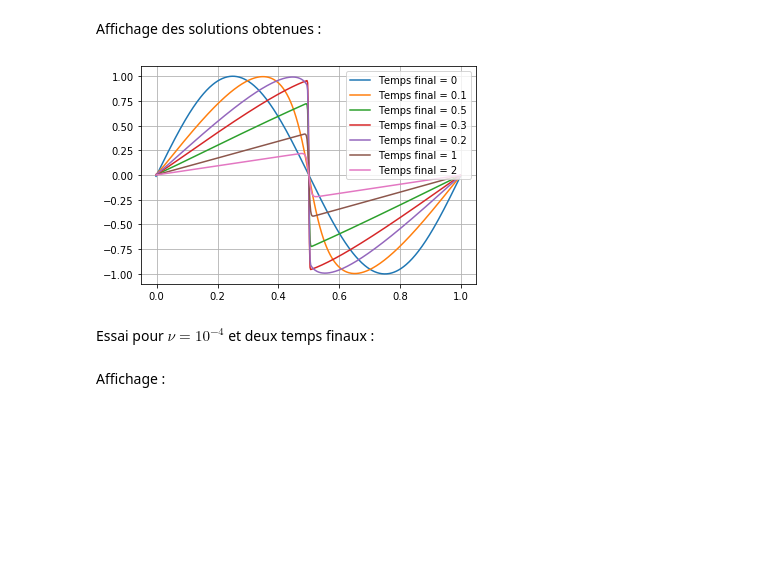
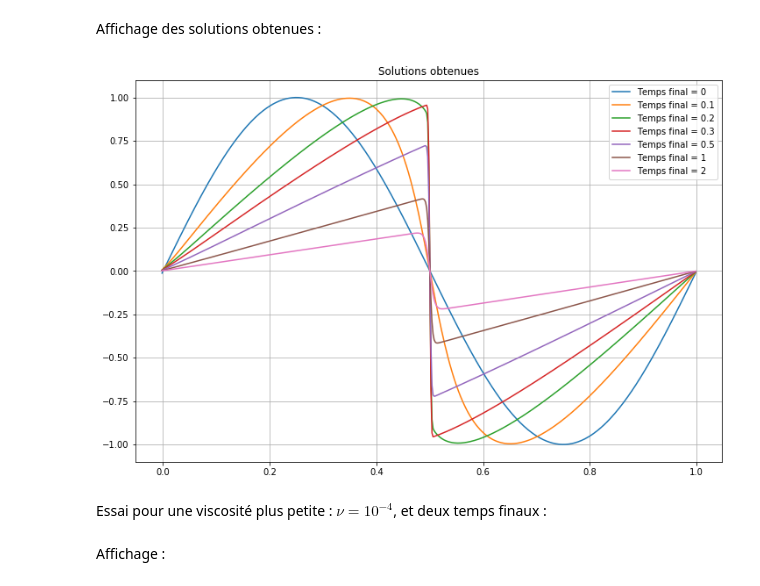
Before and after one commit to SophieWillemot/Equation-de-Burgers, a Jupyter notebook: Projet_pratique.ipynb, the cells around one changed output. Cells and saved outputs as stored; diff of their text form; code cells hidden in the pictures; blank space fills up the shorter version.

```diff
--- a/Projet_pratique.ipynb
+++ b/Projet_pratique.ipynb
@@ -110,12 +110,15 @@ nu = [0.0001,0.001,0.1,0.01,0.02,0.03,0.04,0.05,0.08,0.09] #1/2 point particulie
 
 U=[]
 for i in range(len(nu)) :
-    U.append(explicite(N,dT,tend,nu[i]))
+    U.append(explicite(N, dT, tend, nu[i]))
 
 h=1/(N+1)
 x=np.linspace(h,1-h,N)
 
-for i in U :
-    plt.plot(x,i)
-#U
+plt.figure(figsize = (12,8))
+
+for i, u in enumerate(U) :
+    plt.plot(x, u, label = "ν = " + str(nu[i]))
+
+plt.legend(); plt.title("Solutions obtenues", size = 10);
 # %% [output]
@@ -211,15 +215,15 @@ Affichage des solutions obtenues :
 # %%
 plt.figure(figsize = (12,8))
 
-for j, i in enumerate(U_f1) :
-    plt.plot(X, i, label = "Temps final = "+str(tf[j]))
+for i, u in enumerate(U_f1) :
+    plt.plot(X, u, label = "Temps final = "+str(tf[i]))
 
-plt.legend();
+plt.legend(); plt.title("Solutions obtenues", size = 12);
 plt.grid();
 # %% [output]
-[figure, old version]
+[figure, new version]
 # %% [markdown]
-Essai pour $\nu = 10^{-4}$ et deux temps finaux :
+Essai pour une viscosité plus petite : $\nu = 10^{-4}$, et deux temps finaux :
 # %%
 n = 500
 dt = 10**-4
```
Also changed, not shown: parts of 11 cells of this notebook.
